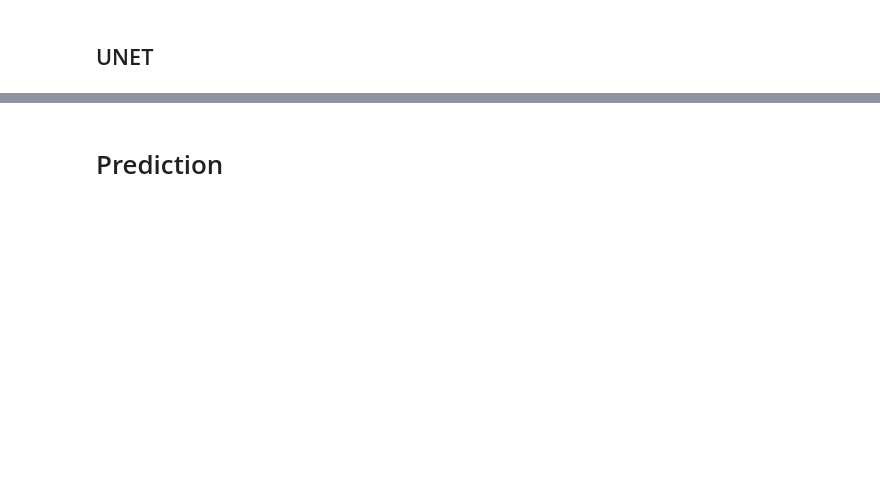
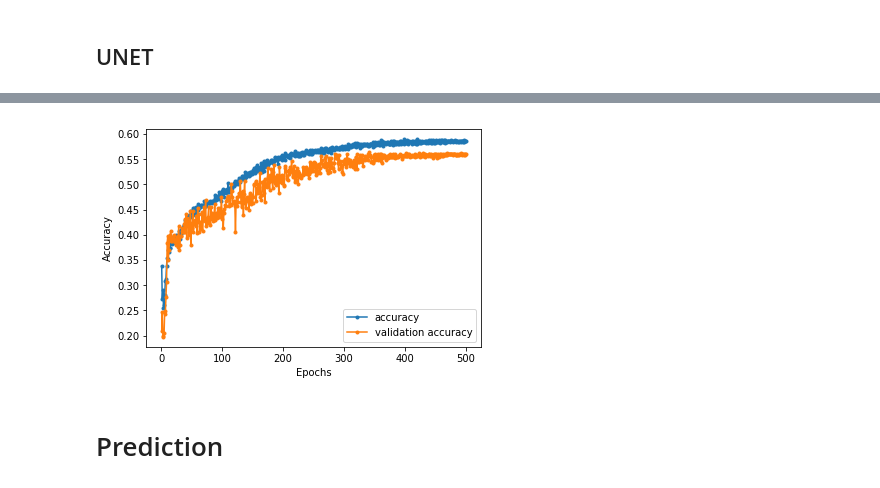
Before and after one commit to CyrilWendl/SIE-Master, a Jupyter notebook: Zurich Land Cover/Zurich Land Cover Classification.ipynb, the cells around one changed output, grey strips where cells are left out. Cells and saved outputs as stored; diff of their text form; code cells hidden in the pictures; blank space fills up the shorter version.

```diff
--- a/Zurich Land Cover/Zurich Land Cover Classification.ipynb
+++ b/Zurich Land Cover/Zurich Land Cover Classification.ipynb
@@ -422,13 +473,15 @@ model = load_model('model_unet_8cl.h5')
 # %%
 # Plot accuracy evolution over epochs
 def plot_train_model(epochs):
     plt.plot(range(1,epochs+1), callback_history.acc, '.-', range(1,epochs+1), callback_history.val_acc, '.-')
     plt.xlabel('Epochs', )
     plt.ylabel('Accuracy')
     plt.legend(['accuracy', 'validation accuracy'])
     plt.show()
 
-plot_train_model(50)
+plot_train_model(epochs)
+# %% [output]
+[figure, added]
 # %% [markdown]
 # Prediction
 # %%
```
Also changed, not shown: parts of 22 cells of this notebook, 4 other files.
